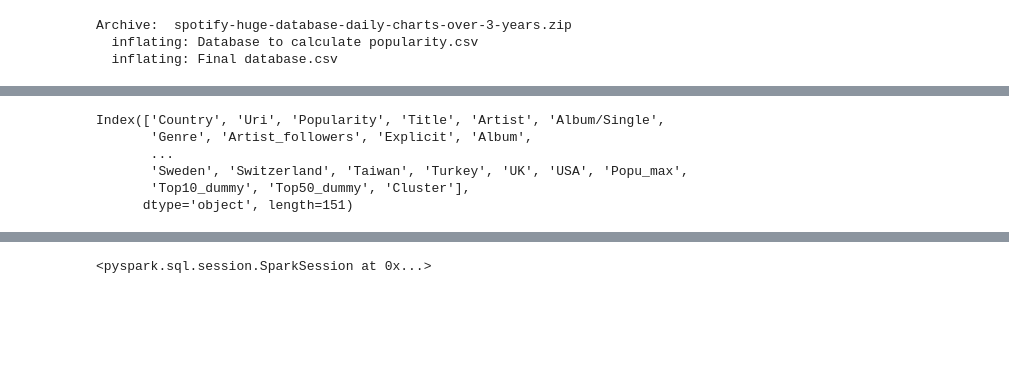
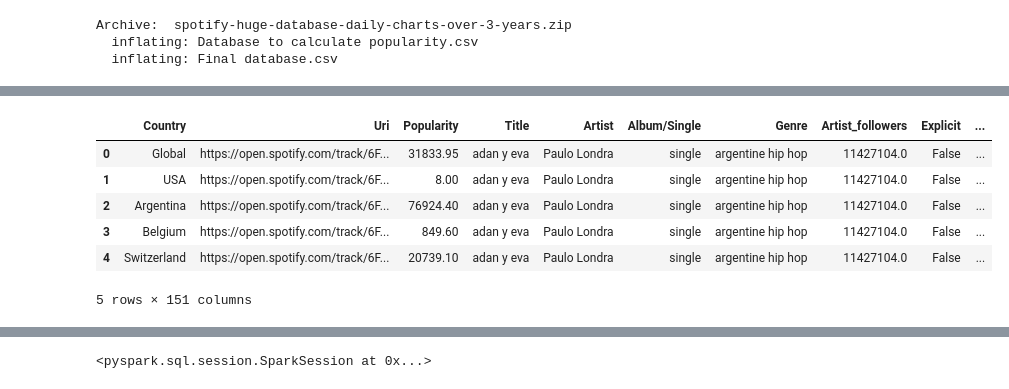
Before and after one commit to MaxSMCON/Group3, a Jupyter notebook: Group3.ipynb, the cells around one changed output, grey strips where cells are left out. Saved outputs shown, nothing was run; the diff lists cells and outputs as text; code cells hidden in the pictures; blank space fills up the shorter version.

```diff
--- a/Group3.ipynb
+++ b/Group3.ipynb
@@ -28,9 +31,10 @@ Columns (7,8,11,12,13,14,15,16,17,18,19,20,21,22,23,24,25) have mixed types.Spec
 # %%
-df.columns
+df.head()
 # %% [output]
+|  | Country | Uri | Popularity | Title | Artist | Album/Single | Genre | Artist_followers | Explicit | ... |
+| 0 | Global | https://open.spotify.com/track/6F... | 31833.95 | adan y eva | Paulo Londra | single | argentine hip hop | 11427104.0 | False | ... |
+| 1 | USA | https://open.spotify.com/track/6F... | 8.00 | adan y eva | Paulo Londra | single | argentine hip hop | 11427104.0 | False | ... |
+| 2 | Argentina | https://open.spotify.com/track/6F... | 76924.40 | adan y eva | Paulo Londra | single | argentine hip hop | 11427104.0 | False | ... |
+| 3 | Belgium | https://open.spotify.com/track/6F... | 849.60 | adan y eva | Paulo Londra | single | argentine hip hop | 11427104.0 | False | ... |
+| 4 | Switzerland | https://open.spotify.com/track/6F... | 20739.10 | adan y eva | Paulo Londra | single | argentine hip hop | 11427104.0 | False | ... |
-Index(['Country', 'Uri', 'Popularity', 'Title', 'Artist', 'Album/Single',
-       'Genre', 'Artist_followers', 'Explicit', 'Album',
-       ...
-       'Sweden', 'Switzerland', 'Taiwan', 'Turkey', 'UK', 'USA', 'Popu_max',
-       'Top10_dummy', 'Top50_dummy', 'Cluster'],
-      dtype='object', length=151)
+5 rows × 151 columns
```
Also changed, not shown: parts of 25 cells of this notebook.
